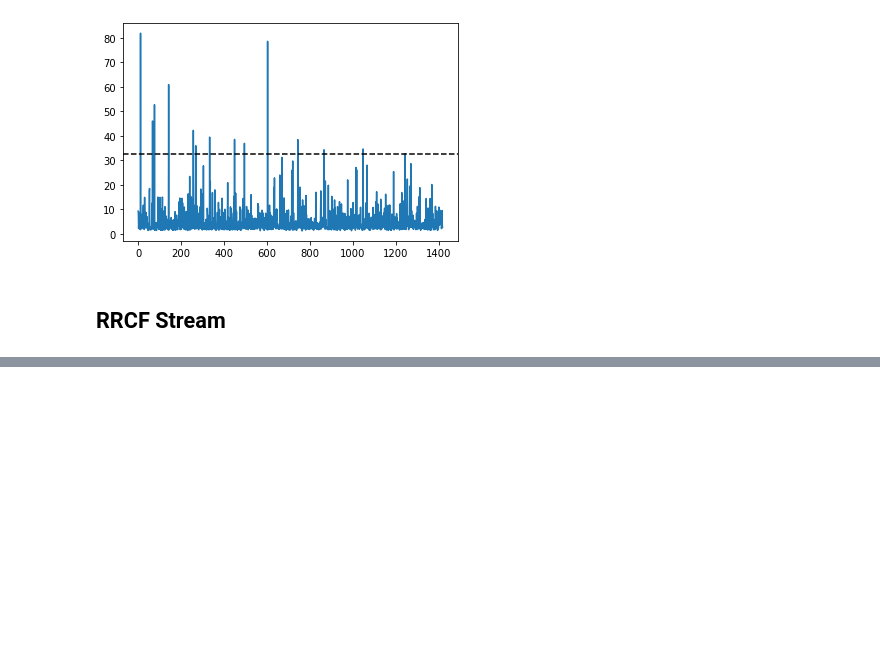
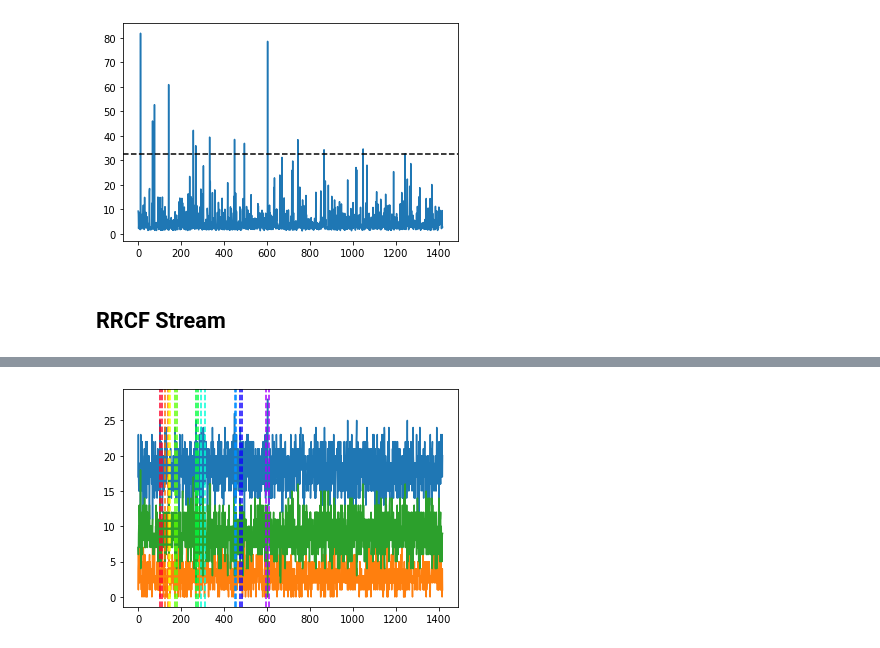
Before and after one commit to yasirroni/rrcf-power, a Jupyter notebook: rrcf-power.ipynb, the cells around one changed output, grey strips where cells are left out. Drawn from its saved outputs; the diff is of its cells as text; code cells hidden in the pictures; blank space fills up the shorter version.

Commit message:
add resample and anom region

```diff
--- a/rrcf-power.ipynb
+++ b/rrcf-power.ipynb
@@ -202,9 +215,9 @@ plt.show()
 # %%
 # Set tree parameters
 num_trees = 100
-n_shingle = 8 # lenght of the shingle, using 24 hour as one point
+n_shingle = 8 # lenght of the shingle, using 8 hour as one point
 shingle_size = n_shingle # * n_vars
-tree_size = int(n_points * 0.8) # number of points in the tree for fifo
+tree_size = 24 * 5 # number of points in the tree for fifo, hour in a day * days
 
 # Create a forest of empty trees
 forest = []
@@ -212,12 +225,18 @@ for _ in range(num_trees):
     tree = rrcf.RCTree()
     forest.append(tree)
 # %%
-# # Use the "shingle" generator to create rolling window
+# Use the "shingle" generator to create rolling window
 points = rrcf.shingle(X, size=n_shingle)
-points = [point.T.flatten() for point in points]
+# %%
+# transpose
+def shingle_transpose(shingle):
+    for val in shingle:
+        yield val.T.flatten()
+
+points = shingle_transpose(points)
 # %%
 # Create a dict to store anomaly score of each point
-avg_codisp = pd.Series(0.0, index=np.arange(len(points)))
+avg_codisp = pd.Series(0.0, index=np.arange(n_points + 1 - shingle_size))
 
 # For each shingle...
 for index, point in enumerate(points):
@@ -256,0 +314,14 @@ plt.plot(avg_codisp)
+# %%
+cm = plt.get_cmap('gist_rainbow')
+colors = [cm(1.*i/len(anom_regions)) for i in range(len(anom_regions))]
+
+plt.plot(X)
+for idx, anom_region in enumerate(anom_regions):
+    plt.axvline(x=anom_region[0], color=colors[idx], linestyle='--')
+    plt.axvline(x=anom_region[1], color=colors[idx], linestyle='--')
+# for xc in anom_idx:
+#     plt.axvline(x=xc, color='k', linestyle='--')
+
+plt.show()
+# %% [output]
+[figure, added]
```
Also changed, not shown: parts of 12 cells of this notebook.
